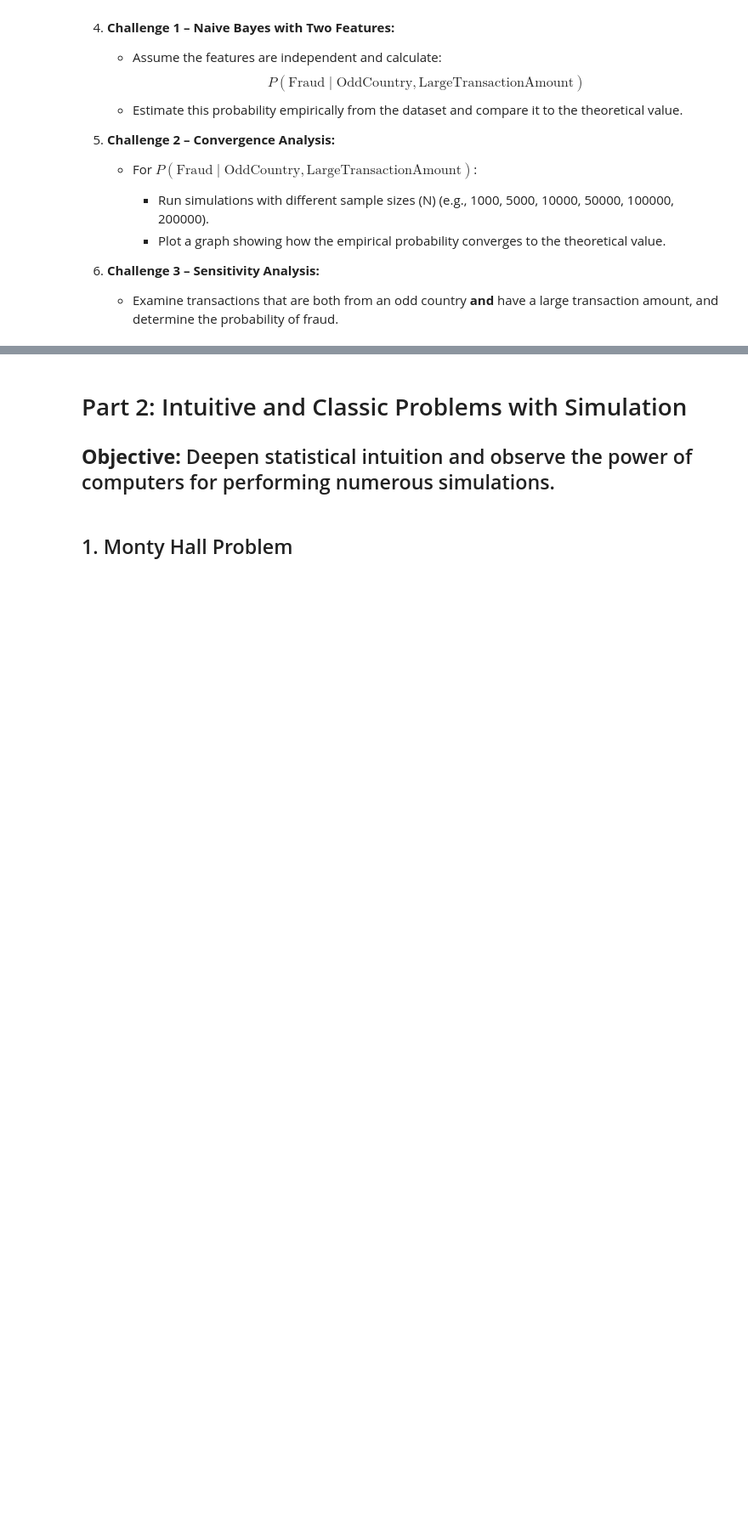
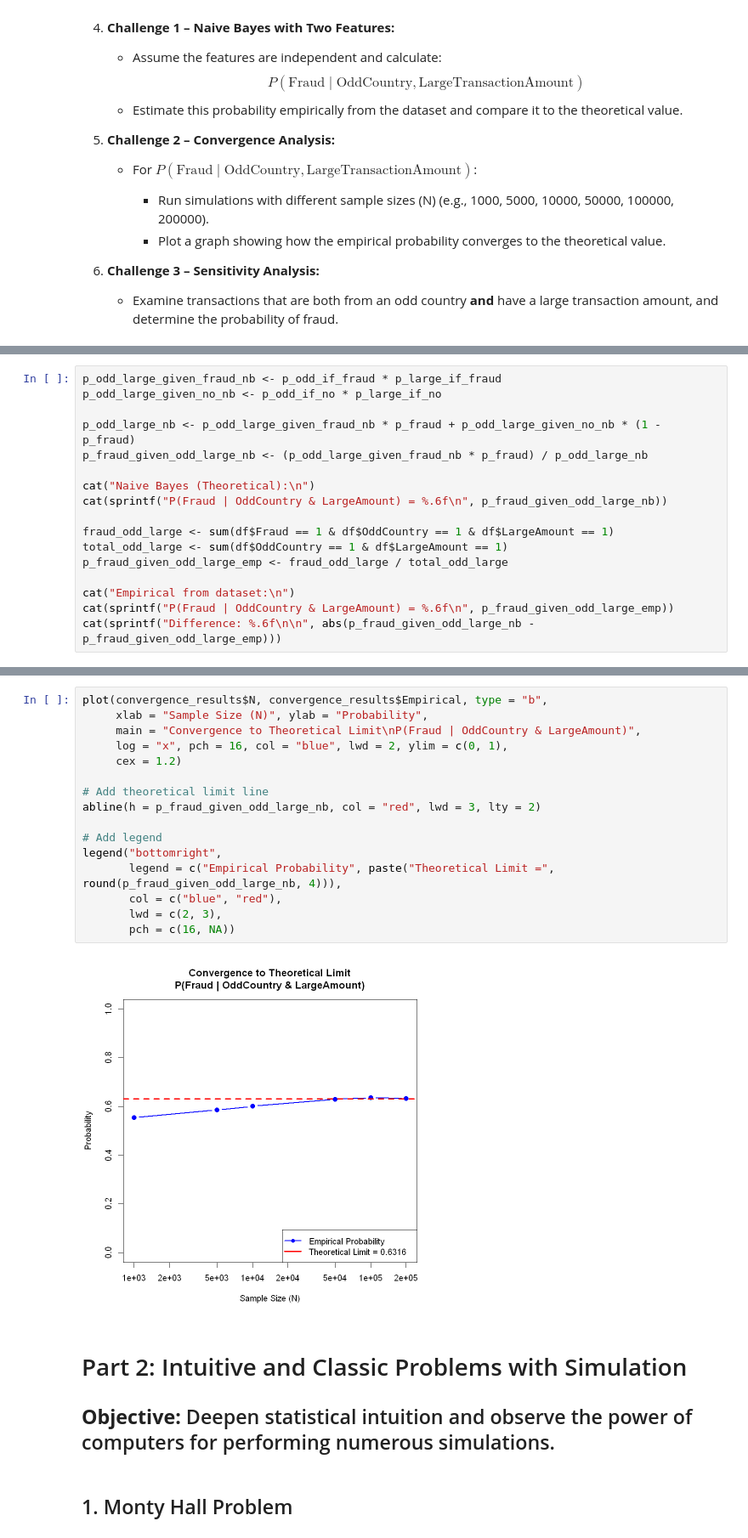
Before and after one commit to hossein-noor-ramsis/R, a Jupyter notebook: HW2/EPS_CA2_810103332.ipynb, the cells around one changed output, grey strips where cells are left out. Shown at 85% size. Drawn from its saved outputs; the diff is of its cells as text; blank space fills up the shorter version.

```diff
--- a/HW2/EPS_CA2_810103332.ipynb
+++ b/HW2/EPS_CA2_810103332.ipynb
@@ -377,0 +306,17 @@ Empirical P(Fraud | Odd & Large) = 0.619734
+# %%
+p_odd_large_given_fraud_nb <- p_odd_if_fraud * p_large_if_fraud
+p_odd_large_given_no_nb <- p_odd_if_no * p_large_if_no
+
+p_odd_large_nb <- p_odd_large_given_fraud_nb * p_fraud + p_odd_large_given_no_nb * (1 - p_fraud)
+p_fraud_given_odd_large_nb <- (p_odd_large_given_fraud_nb * p_fraud) / p_odd_large_nb
+
+cat("Naive Bayes (Theoretical):\n")
+cat(sprintf("P(Fraud | OddCountry & LargeAmount) = %.6f\n", p_fraud_given_odd_large_nb))
+
+fraud_odd_large <- sum(df$Fraud == 1 & df$OddCountry == 1 & df$LargeAmount == 1)
+total_odd_large <- sum(df$OddCountry == 1 & df$LargeAmount == 1)
+p_fraud_given_odd_large_emp <- fraud_odd_large / total_odd_large
+
+cat("Empirical from dataset:\n")
+cat(sprintf("P(Fraud | OddCountry & LargeAmount) = %.6f\n", p_fraud_given_odd_large_emp))
+cat(sprintf("Difference: %.6f\n\n", abs(p_fraud_given_odd_large_nb - p_fraud_given_odd_large_emp)))
@@ -378,3 +378,21 @@ Empirical P(Fraud | Odd & Large) = 0.619734
+# %%
+plot(convergence_results$N, convergence_results$Empirical, type = "b",
+     xlab = "Sample Size (N)", ylab = "Probability",
+     main = "Convergence to Theoretical Limit\nP(Fraud | OddCountry & LargeAmount)",
+     log = "x", pch = 16, col = "blue", lwd = 2, ylim = c(0, 1),
+     cex = 1.2)
+
+# Add theoretical limit line
+abline(h = p_fraud_given_odd_large_nb, col = "red", lwd = 3, lty = 2)
+
+# Add legend
+legend("bottomright",
+       legend = c("Empirical Probability", paste("Theoretical Limit =", round(p_fraud_given_odd_large_nb, 4))),
+       col = c("blue", "red"),
+       lwd = c(2, 3),
+       pch = c(16, NA))
+# %% [output]
+[figure, added]
 # %% [markdown]
 # Part 2: Intuitive and Classic Problems with Simulation
 
```
Also changed, not shown: parts of 16 cells of this notebook, 1 other file.
